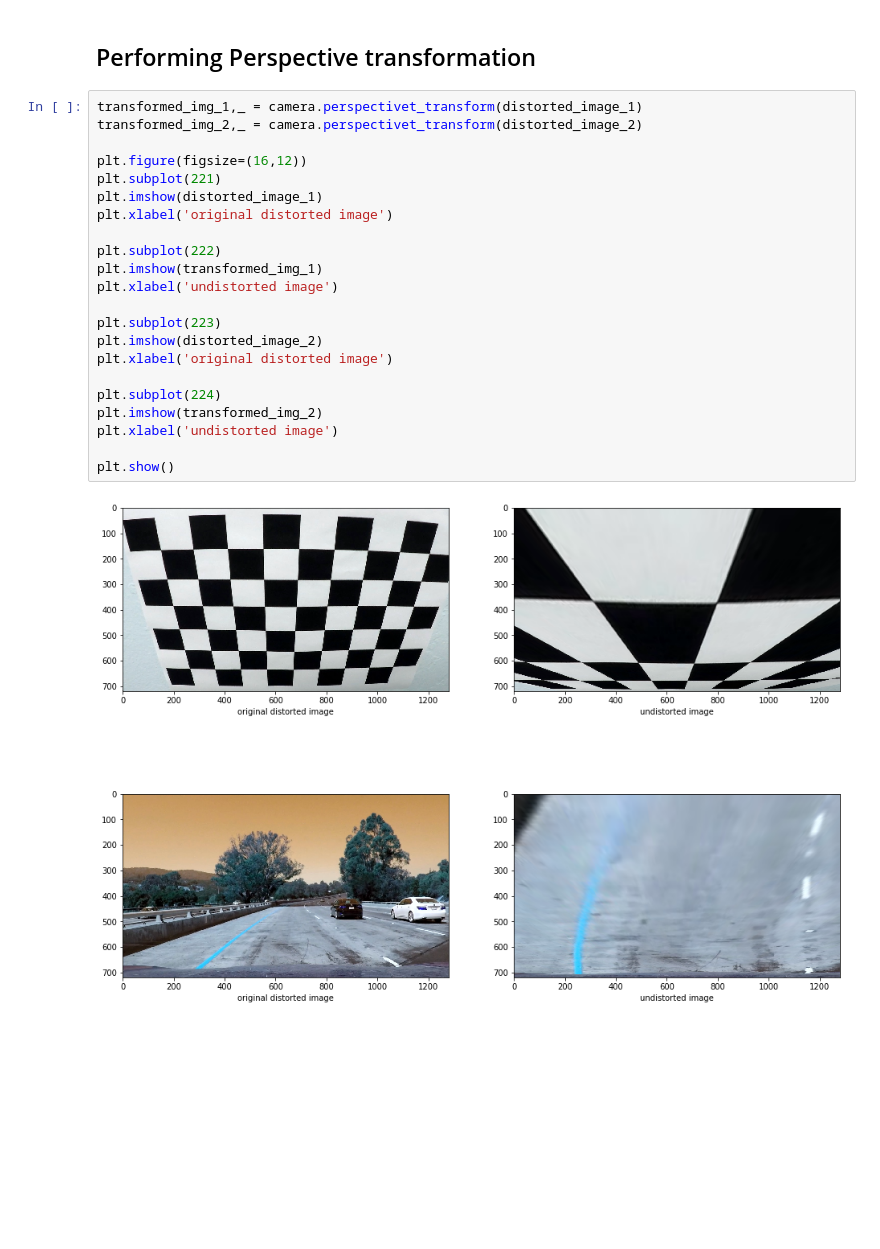
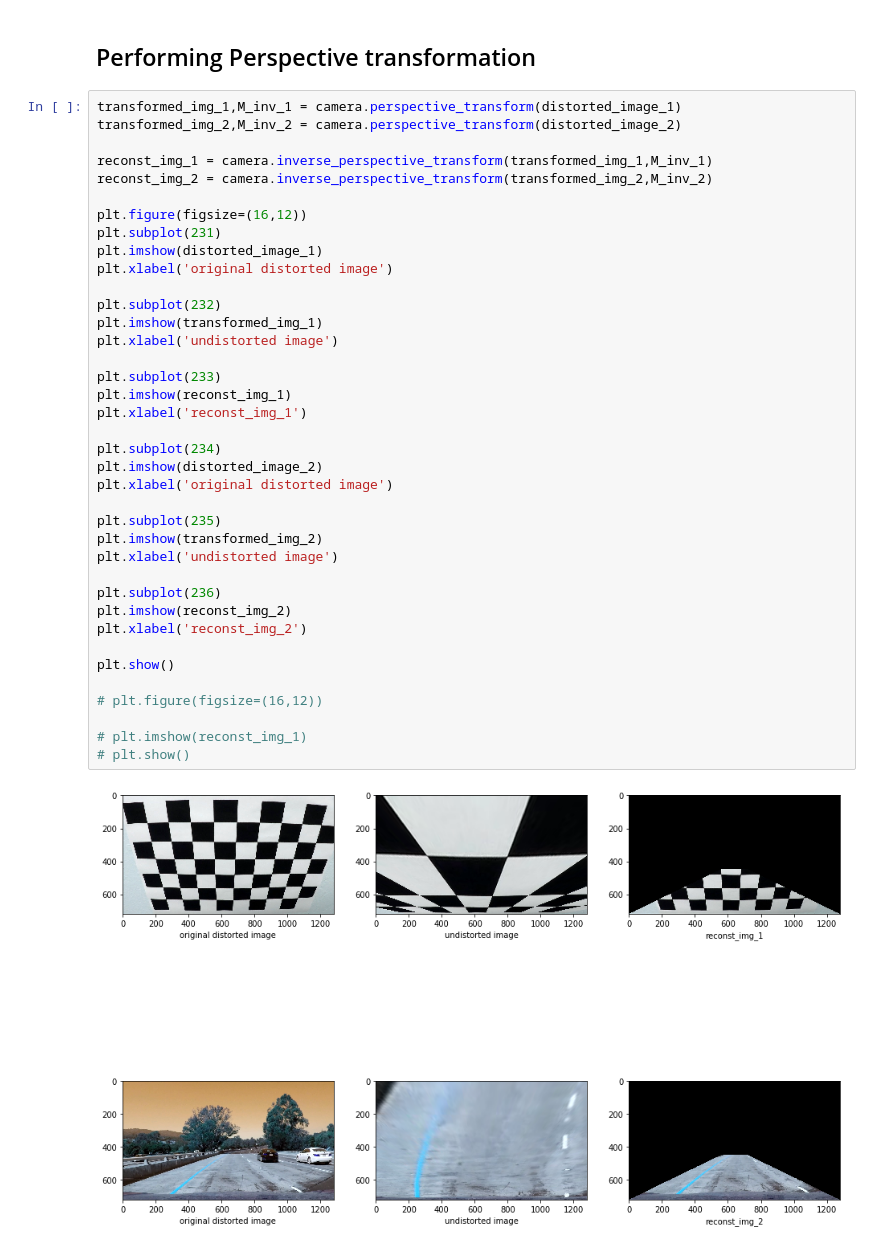
Before and after one commit to AmeyaWagh/CarND_Advanced_Lane_Lines, a Jupyter notebook: Advanced_Lane_Lines.ipynb, the cells around one changed output. Drawn from its saved outputs; the diff is of its cells as text; blank space fills up the shorter version.

Commit message:
image unwarping working

```diff
--- a/Advanced_Lane_Lines.ipynb
+++ b/Advanced_Lane_Lines.ipynb
@@ -115,26 +116,42 @@ plt.show()
 # %% [markdown]
 ## Performing Perspective transformation
 # %%
-transformed_img_1,_ = camera.perspectivet_transform(distorted_image_1)
-transformed_img_2,_ = camera.perspectivet_transform(distorted_image_2)
+transformed_img_1,M_inv_1 = camera.perspective_transform(distorted_image_1)
+transformed_img_2,M_inv_2 = camera.perspective_transform(distorted_image_2)
+
+reconst_img_1 = camera.inverse_perspective_transform(transformed_img_1,M_inv_1)
+reconst_img_2 = camera.inverse_perspective_transform(transformed_img_2,M_inv_2)
 
 plt.figure(figsize=(16,12))
-plt.subplot(221)
+plt.subplot(231)
 plt.imshow(distorted_image_1)
 plt.xlabel('original distorted image')
 
-plt.subplot(222)
+plt.subplot(232)
 plt.imshow(transformed_img_1)
 plt.xlabel('undistorted image')
 
-plt.subplot(223)
+plt.subplot(233)
+plt.imshow(reconst_img_1)
+plt.xlabel('reconst_img_1')
+
+plt.subplot(234)
 plt.imshow(distorted_image_2)
 plt.xlabel('original distorted image')
 
-plt.subplot(224)
+plt.subplot(235)
 plt.imshow(transformed_img_2)
 plt.xlabel('undistorted image')
 
+plt.subplot(236)
+plt.imshow(reconst_img_2)
+plt.xlabel('reconst_img_2')
+
 plt.show()
+
+# plt.figure(figsize=(16,12))
+
+# plt.imshow(reconst_img_1)
+# plt.show()
 # %% [output]
-[figure, old version]
+[figure, new version]
```
Also changed, not shown: parts of 3 cells of this notebook.
